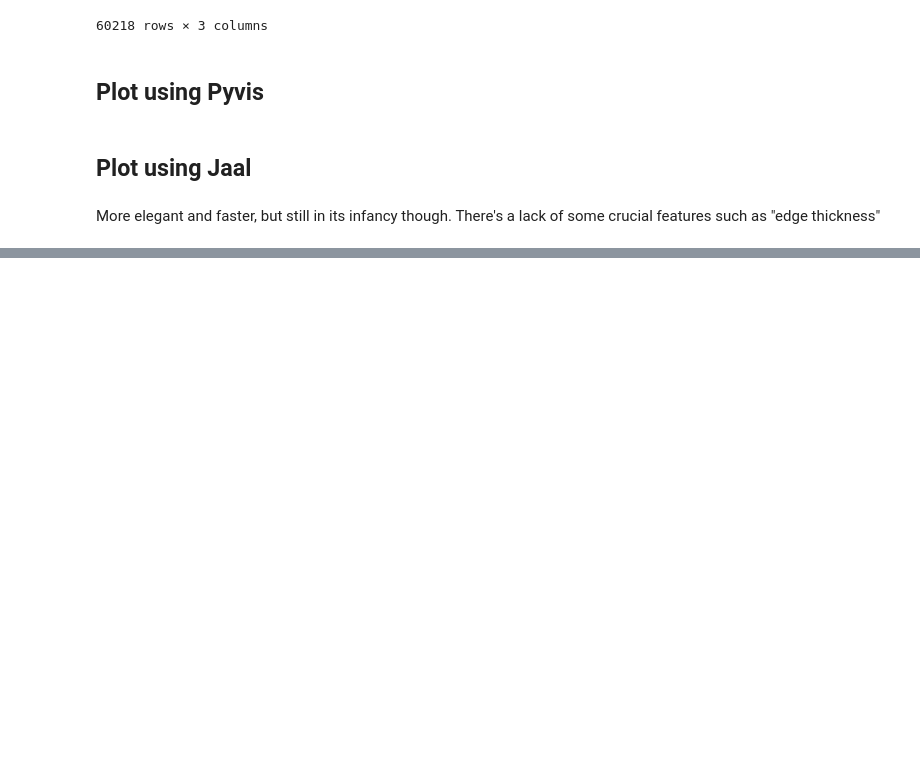
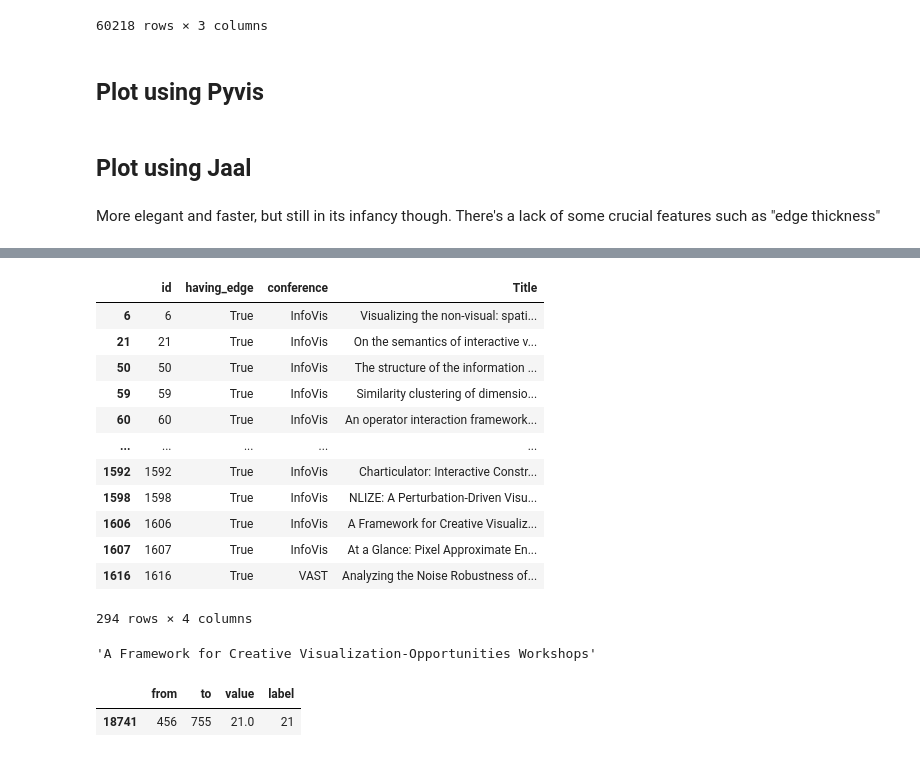
Before and after one commit to iDataVisualizationLab/C, a Jupyter notebook: citation_networks/notebooks/plot_network.ipynb, the cells around one changed output, grey strips where cells are left out. Drawn from its saved outputs; the diff is of its cells as text; code cells hidden in the pictures; blank space fills up the shorter version.

```diff
--- a/citation_networks/notebooks/plot_network.ipynb
+++ b/citation_networks/notebooks/plot_network.ipynb
@@ -92,7 +92,7 @@ def get_node_color(node, df, color_dict):
     return color_dict[conference]
 # %%
 thres = 6
-df_out_thres = df_out[df_out.weight >= thres]
+df_out_thres = df_out[df_out["value"] >= thres]
 plotting_all_nodes = False
 
 file_name= output_path
@@ -108,7 +108,7 @@ node_colors = [ get_node_color(node, dataset, color_dict) for node in node_list]
 
 g.add_nodes(node_list, title=node_labels, label=node_list, color=node_colors)
 
-edge_list = zip(df_out_thres["from"], df_out_thres["to"], df_out_thres['weight'])
+edge_list = zip(df_out_thres["from"], df_out_thres["to"], df_out_thres['value'])
 for e in edge_list:
     g.add_edge(e[0], e[1], value = e[2], title=str(e[2])) #arrows = 'to')
 
@@ -182,0 +197,25 @@ inside color node conference
+# %%
+nodes
+# %% [output]
+|  | id | having_edge | conference | Title |
+| 6 | 6 | True | InfoVis | Visualizing the non-visual: spati... |
+| 21 | 21 | True | InfoVis | On the semantics of interactive v... |
+| 50 | 50 | True | InfoVis | The structure of the information ... |
+| 59 | 59 | True | InfoVis | Similarity clustering of dimensio... |
+| 60 | 60 | True | InfoVis | An operator interaction framework... |
+| ... | ... | ... | ... | ... |
+| 1592 | 1592 | True | InfoVis | Charticulator: Interactive Constr... |
+| 1598 | 1598 | True | InfoVis | NLIZE: A Perturbation-Driven Visu... |
+| 1606 | 1606 | True | InfoVis | A Framework for Creative Visualiz... |
+| 1607 | 1607 | True | InfoVis | At a Glance: Pixel Approximate En... |
+| 1616 | 1616 | True | VAST | Analyzing the Noise Robustness of... |
+294 rows × 4 columns
+# %%
+nodes[nodes.id==1606].Title.values[0]
+# %% [output]
+'A Framework for Creative Visualization-Opportunities Workshops'
+# %%
+edges[(edges["to"] == 755) & (edges["from"]==456)]
+# %% [output]
+|  | from | to | value | label |
+| 18741 | 456 | 755 | 21.0 | 21 |
```
Also changed, not shown: parts of 4 cells of this notebook, 14 other files.
